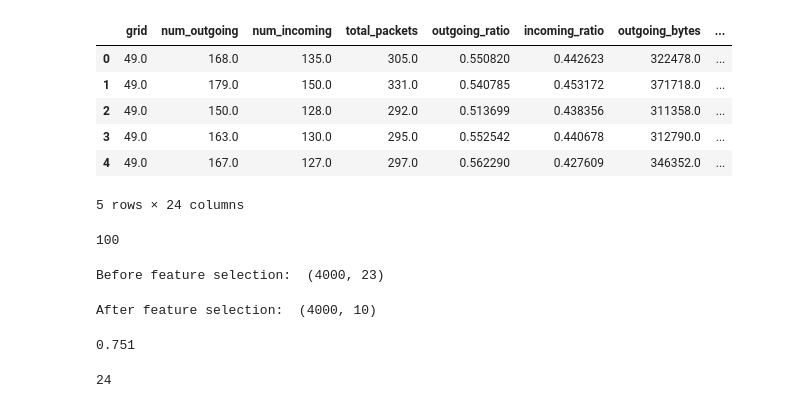
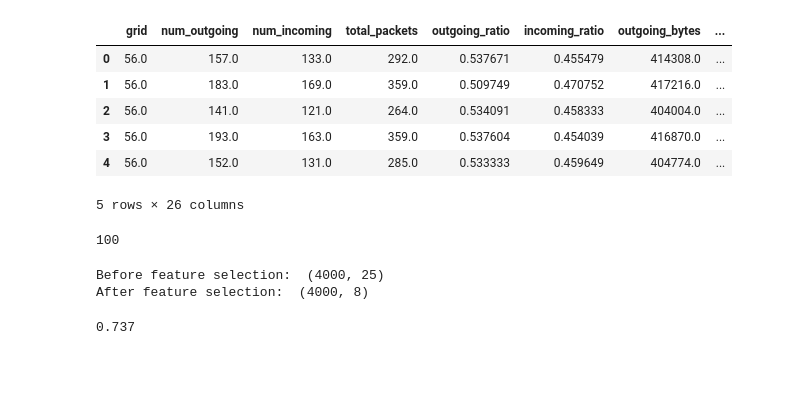
Before and after one commit to aybarsyazici/EPFL-CS523-Project-1, a Jupyter notebook: secretstroll/part3/fingerprinting.ipynb, the cells around one changed output. Drawn from its saved outputs; the diff is of its cells as text; code cells hidden in the pictures; blank space fills up the shorter version.

Commit message:
feat: more fingerprinting model tests

```diff
--- a/secretstroll/part3/fingerprinting.ipynb
+++ b/secretstroll/part3/fingerprinting.ipynb
@@ -7,4 +7,6 @@ import importlib
 importlib.reload(data_sanitize)
 import pandas as pd
 
-training_data = data_sanitize.get_training_data()
+training_data = data_sanitize.get_saved_training_data()
+#traces = data_sanitize.get_traces()
+#training_data = data_sanitize.get_training_data_from_traces(traces)
@@ -38,41 +44,41 @@ training_data = data_sanitize.get_training_data()
             # self.std_outgoing_order,
 df = pd.DataFrame(training_data, columns=[
     'grid',
     'num_outgoing',
     'num_incoming',
     'total_packets',
     'outgoing_ratio',
     'incoming_ratio',
     'outgoing_bytes',
     'incoming_bytes',
     'avg_outgoing_freq',
     'avg_incoming_freq',
     'std_outgoing_freq',
     'std_incoming_freq',
     'avg_outgoing_bytes',
     'avg_incoming_bytes',
     'std_outgoing_bytes',
     'std_incoming_bytes',
     'min_outgoing_bytes',
     'min_incoming_bytes',
     'max_outgoing_bytes',
     'max_incoming_bytes',
     'min_outgoing_freq',
     'min_incoming_freq',
     'max_outgoing_freq',
     'max_incoming_freq',
-    #'avg_outgoing_order',
-    #'std_outgoing_order',
+    'avg_outgoing_order',
+    'std_outgoing_order',
 ])
 df.head()
 # %% [output]
 |  | grid | num_outgoing | num_incoming | total_packets | outgoing_ratio | incoming_ratio | outgoing_bytes | ... |
-| 0 | 49.0 | 168.0 | 135.0 | 305.0 | 0.550820 | 0.442623 | 322478.0 | ... |
-| 1 | 49.0 | 179.0 | 150.0 | 331.0 | 0.540785 | 0.453172 | 371718.0 | ... |
-| 2 | 49.0 | 150.0 | 128.0 | 292.0 | 0.513699 | 0.438356 | 311358.0 | ... |
-| 3 | 49.0 | 163.0 | 130.0 | 295.0 | 0.552542 | 0.440678 | 312790.0 | ... |
-| 4 | 49.0 | 167.0 | 127.0 | 297.0 | 0.562290 | 0.427609 | 346352.0 | ... |
+| 0 | 56.0 | 157.0 | 133.0 | 292.0 | 0.537671 | 0.455479 | 414308.0 | ... |
+| 1 | 56.0 | 183.0 | 169.0 | 359.0 | 0.509749 | 0.470752 | 417216.0 | ... |
+| 2 | 56.0 | 141.0 | 121.0 | 264.0 | 0.534091 | 0.458333 | 404004.0 | ... |
+| 3 | 56.0 | 193.0 | 163.0 | 359.0 | 0.537604 | 0.454039 | 416870.0 | ... |
+| 4 | 56.0 | 152.0 | 131.0 | 285.0 | 0.533333 | 0.459649 | 404774.0 | ... |
-5 rows × 24 columns
+5 rows × 26 columns
 # %%
 # what are the unique grids in the dataset?
 label_count = len(df['grid'].unique())
@@ -103,6 +109,11 @@ y = df['grid']
 # stratify the data to ensure that the training and testing sets have the same distribution of grids
 X_train, X_test, y_train, y_test = train_test_split(X, y, test_size=0.2, stratify=y)
 
+# scale the features
+scaler = StandardScaler()
+X_train = scaler.fit_transform(X_train)
+X_test = scaler.transform(X_test)
+
 print("Before feature selection: ", X_train.shape)
 selector = SelectFromModel(RandomForestClassifier().fit(X_train, y_train), prefit=True)
 X_train = selector.transform(X_train)
@@ -117,13 +128,9 @@ rf.fit(X_train, y_train)
 y_pred = rf.predict(X_test)
 accuracy_score(y_test, y_pred)
 # %% [output]
-Before feature selection:  (4000, 23)
+Before feature selection:  (4000, 25)
+After feature selection:  (4000, 8)
-After feature selection:  (4000, 10)
+0.737
-0.751
-# %%
-len(df.columns)
-# %% [output]
-24
 # %%
 # we want to train a model to predict the grid number based on the other features
 # we will use a random forest classifier
```
Also changed, not shown: parts of 7 cells of this notebook, 1 other file.
